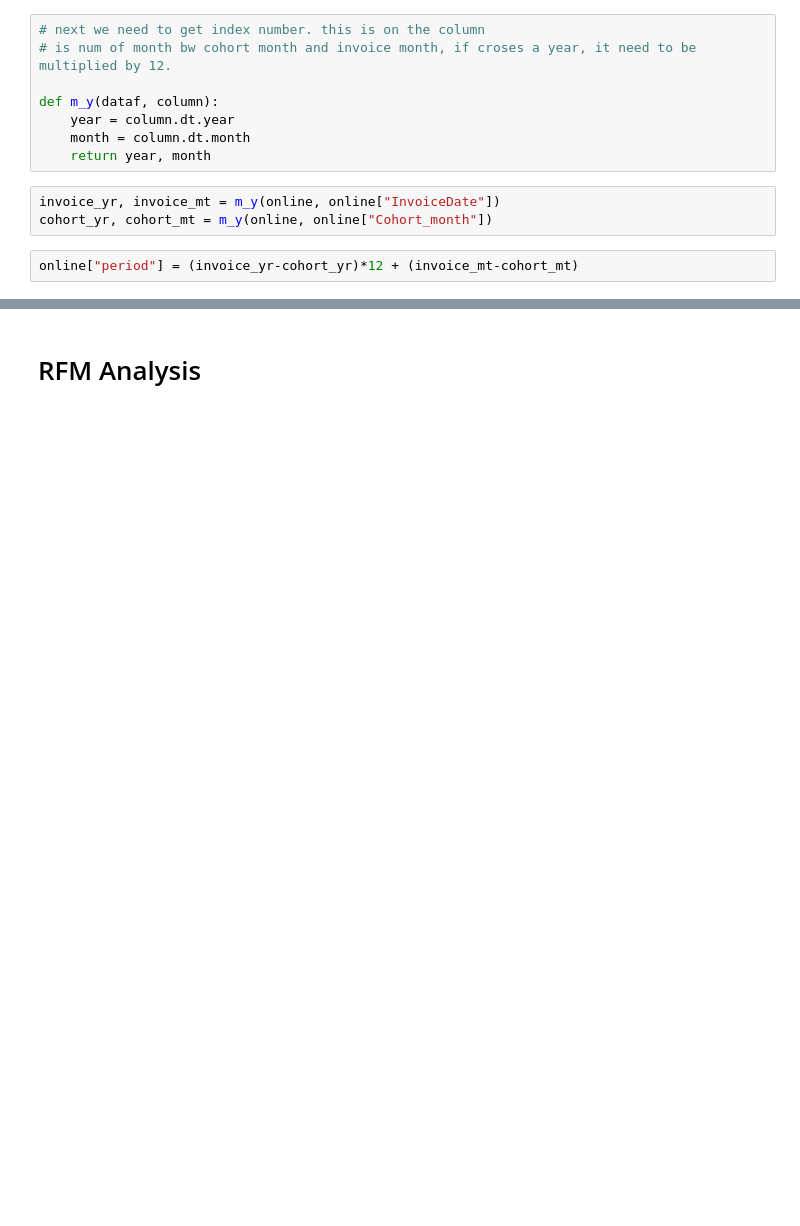
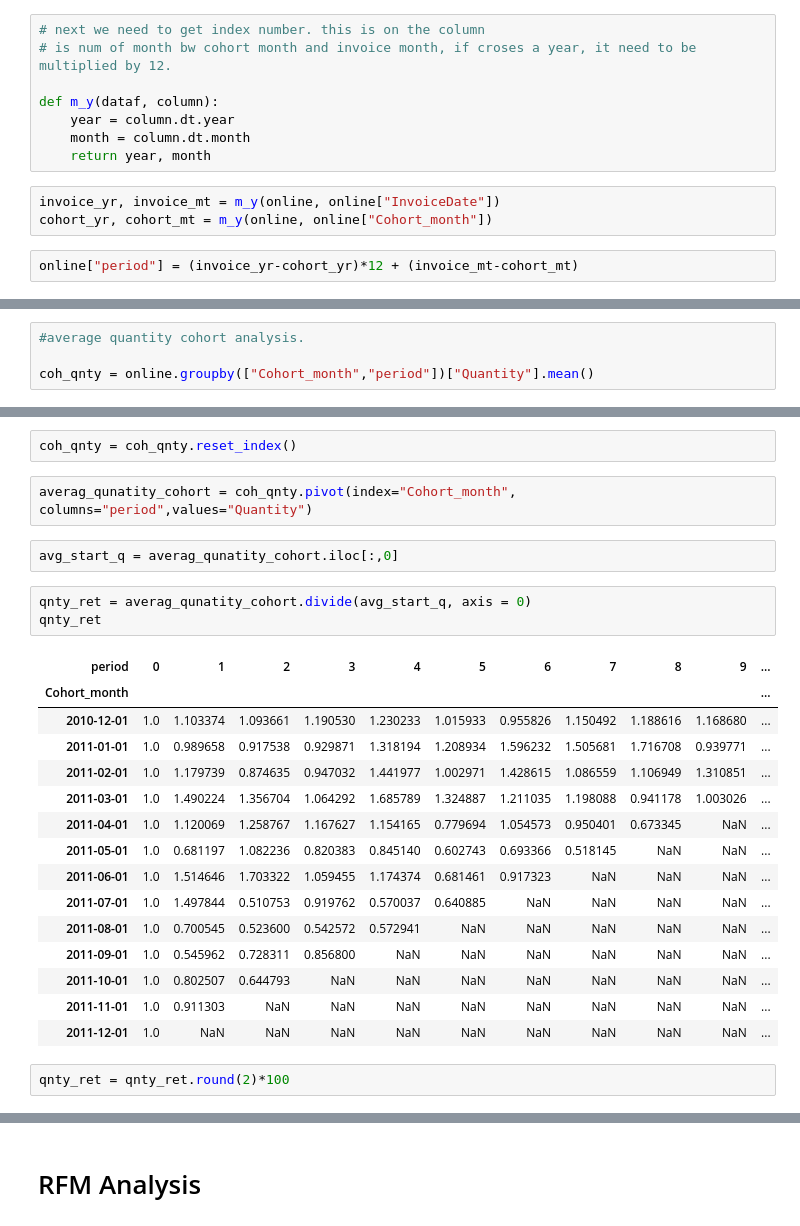
Before and after one commit to Vshnupriiyav/aspire_, a Jupyter notebook: learn/Full_projects/Game_analytics_lognormal/1_data.ipynb, the cells around one changed output, grey strips where cells are left out. Saved outputs shown, nothing was run; the diff lists cells and outputs as text; blank space fills up the shorter version.

```diff
--- a/learn/Full_projects/Game_analytics_lognormal/1_data.ipynb
+++ b/learn/Full_projects/Game_analytics_lognormal/1_data.ipynb
@@ -455,0 +479,4 @@ Name: CustomerID, Length: 91, dtype: int64
+# %%
+#average quantity cohort analysis.
+
+coh_qnty = online.groupby(["Cohort_month","period"])["Quantity"].mean()
@@ -455,0 +497,27 @@ Name: CustomerID, Length: 91, dtype: int64
+# %%
+coh_qnty = coh_qnty.reset_index()
+# %%
+averag_qunatity_cohort = coh_qnty.pivot(index="Cohort_month", columns="period",values="Quantity")
+# %%
+avg_start_q = averag_qunatity_cohort.iloc[:,0]
+# %%
+qnty_ret = averag_qunatity_cohort.divide(avg_start_q, axis = 0)
+qnty_ret
+# %% [output]
+| period | 0 | 1 | 2 | 3 | 4 | 5 | 6 | 7 | 8 | 9 | ... |
+| Cohort_month |  |  |  |  |  |  |  |  |  |  | ... |
+| 2010-12-01 | 1.0 | 1.103374 | 1.093661 | 1.190530 | 1.230233 | 1.015933 | 0.955826 | 1.150492 | 1.188616 | 1.168680 | ... |
+| 2011-01-01 | 1.0 | 0.989658 | 0.917538 | 0.929871 | 1.318194 | 1.208934 | 1.596232 | 1.505681 | 1.716708 | 0.939771 | ... |
+| 2011-02-01 | 1.0 | 1.179739 | 0.874635 | 0.947032 | 1.441977 | 1.002971 | 1.428615 | 1.086559 | 1.106949 | 1.310851 | ... |
+| 2011-03-01 | 1.0 | 1.490224 | 1.356704 | 1.064292 | 1.685789 | 1.324887 | 1.211035 | 1.198088 | 0.941178 | 1.003026 | ... |
+| 2011-04-01 | 1.0 | 1.120069 | 1.258767 | 1.167627 | 1.154165 | 0.779694 | 1.054573 | 0.950401 | 0.673345 | NaN | ... |
+| 2011-05-01 | 1.0 | 0.681197 | 1.082236 | 0.820383 | 0.845140 | 0.602743 | 0.693366 | 0.518145 | NaN | NaN | ... |
+| 2011-06-01 | 1.0 | 1.514646 | 1.703322 | 1.059455 | 1.174374 | 0.681461 | 0.917323 | NaN | NaN | NaN | ... |
+| 2011-07-01 | 1.0 | 1.497844 | 0.510753 | 0.919762 | 0.570037 | 0.640885 | NaN | NaN | NaN | NaN | ... |
+| 2011-08-01 | 1.0 | 0.700545 | 0.523600 | 0.542572 | 0.572941 | NaN | NaN | NaN | NaN | NaN | ... |
+| 2011-09-01 | 1.0 | 0.545962 | 0.728311 | 0.856800 | NaN | NaN | NaN | NaN | NaN | NaN | ... |
+| 2011-10-01 | 1.0 | 0.802507 | 0.644793 | NaN | NaN | NaN | NaN | NaN | NaN | NaN | ... |
+| 2011-11-01 | 1.0 | 0.911303 | NaN | NaN | NaN | NaN | NaN | NaN | NaN | NaN | ... |
+| 2011-12-01 | 1.0 | NaN | NaN | NaN | NaN | NaN | NaN | NaN | NaN | NaN | ... |
+# %%
+qnty_ret = qnty_ret.round(2)*100
```
Also changed, not shown: parts of 16 cells of this notebook.
